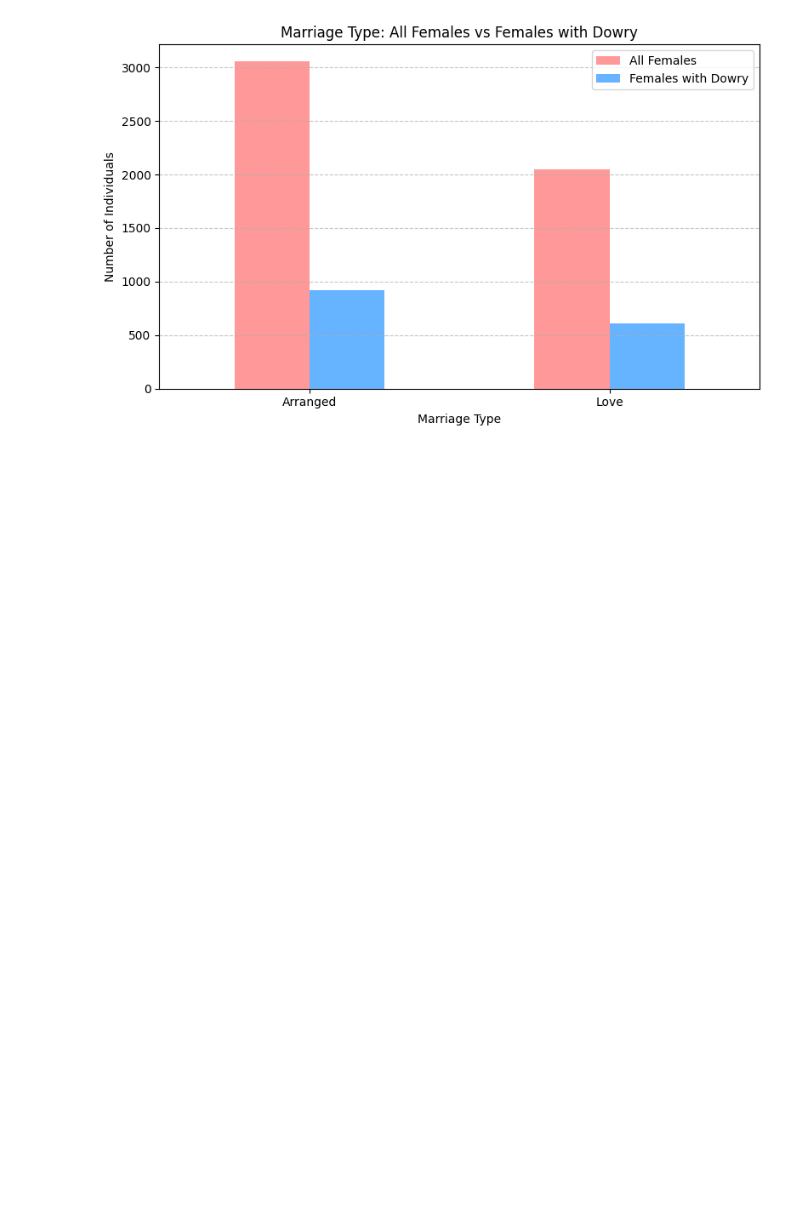
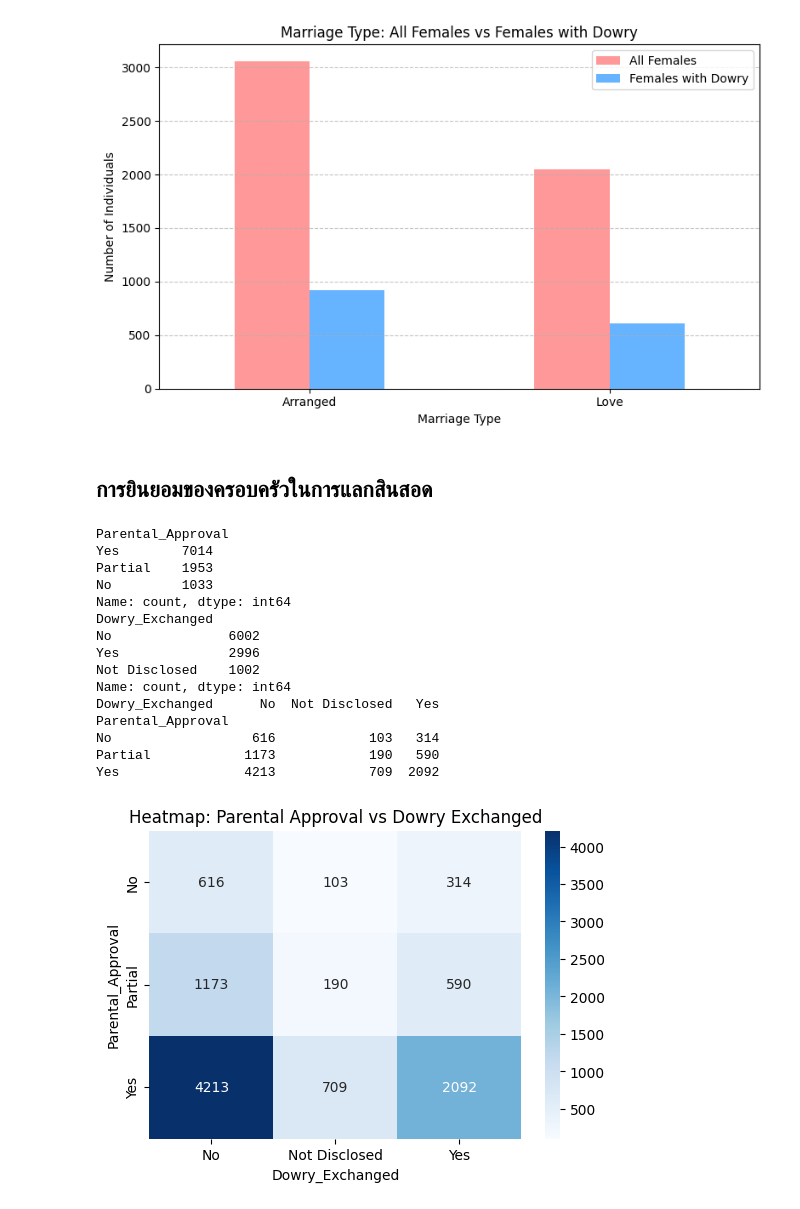
Before and after one commit to tmwiceu/DADS5001-Mini-Project, a Jupyter notebook: DADS5001_Mini_Project.ipynb, the cells around one changed output. Cells and saved outputs as stored; diff of their text form; code cells hidden in the pictures; blank space fills up the shorter version.

```diff
--- a/DADS5001_Mini_Project.ipynb
+++ b/DADS5001_Mini_Project.ipynb
@@ -510,3 +511,32 @@ plt.tight_layout()
 plt.show()
 # %% [output]
 [figure]
+# %% [markdown]
+## **การยินยอมของครอบครัวในการแลกสินสอด**
+# %%
+print(df_marriage['Parental_Approval'].value_counts())
+print(df_marriage['Dowry_Exchanged'].value_counts())
+ct = pd.crosstab(df_marriage['Parental_Approval'], df_marriage['Dowry_Exchanged'])
+print(ct)
+
+plt.figure(figsize=(6,4))
+sns.heatmap(ct, annot=True, fmt="d", cmap="Blues")
+plt.title("Heatmap: Parental Approval vs Dowry Exchanged")
+plt.show()
+# %% [output]
+Parental_Approval
+Yes        7014
+Partial    1953
+No         1033
+Name: count, dtype: int64
+Dowry_Exchanged
+No               6002
+Yes              2996
+Not Disclosed    1002
+Name: count, dtype: int64
+Dowry_Exchanged      No  Not Disclosed   Yes
+Parental_Approval
+No                  616            103   314
+Partial            1173            190   590
+Yes                4213            709  2092
+[figure, added]
```
Also changed, not shown: parts of 1 cell of this notebook.
